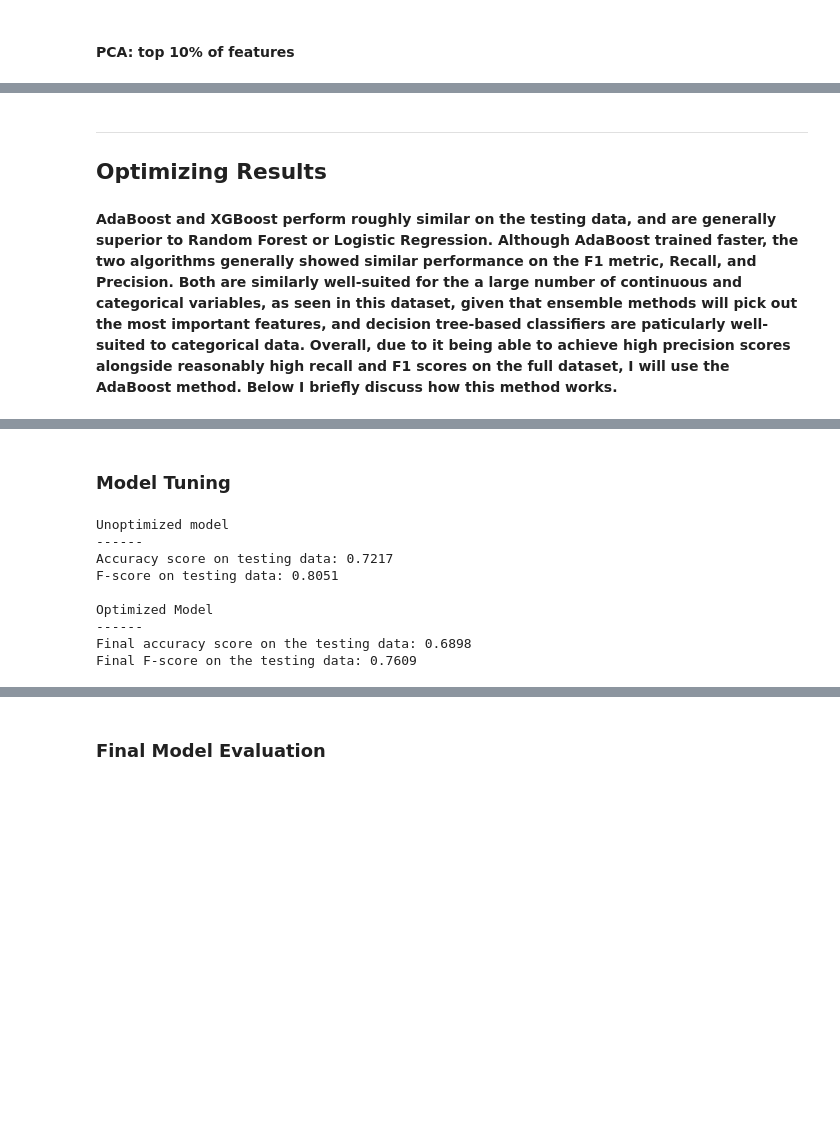
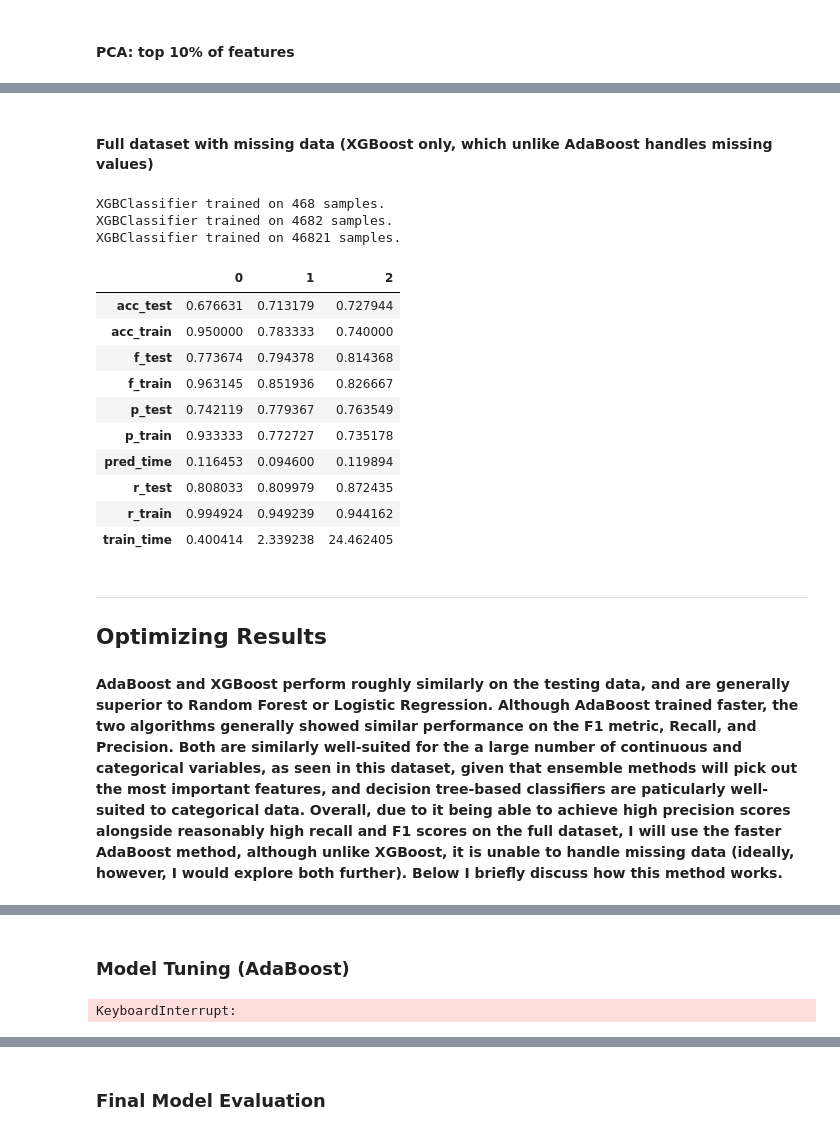
Before and after one commit to eskrav/udacity-machine-learning, a Jupyter notebook: capstone-project/capstone_project.ipynb, the cells around one changed output, grey strips where cells are left out. Cells and saved outputs as stored; diff of their text form; code cells hidden in the pictures; blank space fills up the shorter version.

```diff
--- a/capstone-project/capstone_project.ipynb
+++ b/capstone-project/capstone_project.ipynb
@@ -1545,8 +1595,44 @@ pd.DataFrame(results_reduce10['XGBClassifier']) # 69.8/79.4/85.2
+# %% [markdown]
+#### Full dataset with missing data (XGBoost only, which unlike AdaBoost handles missing values)
+# %%
+from time import time
+
+clf_A = XGBClassifier(random_state = 42)
+
+samples_100 = len(y_train)
+samples_10 = int(samples_100 * 0.1)
+samples_1 = int(samples_100 * 0.01)
+
+results_full = {}
+for clf in [clf_A]:
+    clf_name = clf.__class__.__name__
+    results_full[clf_name] = {}
+    for i, samples in enumerate([samples_1, samples_10, samples_100]):
+        results_full[clf_name][i] = \
+        train_predict(clf, samples, X_train_full, y_train, X_test_full, y_test)
+# %% [output]
+XGBClassifier trained on 468 samples.
+XGBClassifier trained on 4682 samples.
+XGBClassifier trained on 46821 samples.
+# %%
+pd.DataFrame(results_full['XGBClassifier'])
+# %% [output]
+|  | 0 | 1 | 2 |
+| acc_test | 0.676631 | 0.713179 | 0.727944 |
+| acc_train | 0.950000 | 0.783333 | 0.740000 |
+| f_test | 0.773674 | 0.794378 | 0.814368 |
+| f_train | 0.963145 | 0.851936 | 0.826667 |
+| p_test | 0.742119 | 0.779367 | 0.763549 |
+| p_train | 0.933333 | 0.772727 | 0.735178 |
+| pred_time | 0.116453 | 0.094600 | 0.119894 |
+| r_test | 0.808033 | 0.809979 | 0.872435 |
+| r_train | 0.994924 | 0.949239 | 0.944162 |
+| train_time | 0.400414 | 2.339238 | 24.462405 |
 # %% [markdown]
 ----
 ## Optimizing Results
 # %% [markdown]
-**AdaBoost and XGBoost perform roughly similar on the testing data, and are generally superior to Random Forest or Logistic Regression.  Although AdaBoost trained faster, the two algorithms generally showed similar performance on the F1 metric, Recall, and Precision.  Both are similarly well-suited for the a large number of continuous and categorical variables, as seen in this dataset, given that ensemble methods will pick out the most important features, and decision tree-based classifiers are paticularly well-suited to categorical data.  Overall, due to it being able to achieve high precision scores alongside reasonably high recall and F1 scores on the full dataset, I will use the AdaBoost method.  Below I briefly discuss how this method works.**
+**AdaBoost and XGBoost perform roughly similarly on the testing data, and are generally superior to Random Forest or Logistic Regression.  Although AdaBoost trained faster, the two algorithms generally showed similar performance on the F1 metric, Recall, and Precision.  Both are similarly well-suited for the a large number of continuous and categorical variables, as seen in this dataset, given that ensemble methods will pick out the most important features, and decision tree-based classifiers are paticularly well-suited to categorical data.  Overall, due to it being able to achieve high precision scores alongside reasonably high recall and F1 scores on the full dataset, I will use the faster AdaBoost method, although unlike XGBoost, it is unable to handle missing data (ideally, however, I would explore both further).  Below I briefly discuss how this method works.**
 # %% [markdown]
 **AdaBoost takes a family of weak classifiers, which may perform only slightly better than chance at correctly classifying any given point, combines them, and lets them 'vote' on the correct category of any given point.  When a large number of such weak classifiers vote on any given point, the chance that this point will be correctly classified increases significantly.  By default, AdaBoost uses decision tree classifiers to classify points, although it can use different base classifiers.  The process of classifying points continues either until each point is correctly classified in a labeled data set, or until the maximum number of iterations specified is reached.**
 
@@ -1560,7 +1646,7 @@ Resources:
 
 https://hackernoon.com/boosting-algorithms-adaboost-gradient-boosting-and-xgboost-f74991cad38c (image copied from this resource)
 # %% [markdown]
-### Model Tuning
+### Model Tuning (AdaBoost)
 # %%
 from sklearn.model_selection import GridSearchCV
 from sklearn.metrics import make_scorer
@@ -1569,6 +1655,10 @@ clf = AdaBoostClassifier(random_state=42)
 
 parameters = dict(n_estimators=[10, 50, 100, 250, 500, 1000],
                   learning_rate=[0.01, 0.1, 0.5, 1],
+                  subsample=[0.5,0.7,0.9],
+                  max_depth=[3,5,7,9],
+                  min_samples_split=[1000,1200,1400,1700,2000],
+                  min_samples_leaf=[30,50,70],
                   algorithm=['SAMME', 'SAMME.R'])
 
 scorer = {'F1': make_scorer(f1_score),
@@ -1584,12 +1674,4 @@ best_clf = grid_fit.best_estimator_
 predictions = (clf.fit(X_train_non_na, y_train)).predict(X_test_non_na)
 best_predictions = best_clf.predict(X_test_non_na)
 # %% [output]
-Unoptimized model
-------
-Accuracy score on testing data: 0.7217
-F-score on testing data: 0.8051
-
-Optimized Model
-------
-Final accuracy score on the testing data: 0.6898
-Final F-score on the testing data: 0.7609
+KeyboardInterrupt:
```
Also changed, not shown: parts of 87 cells of this notebook, 23 other files.
